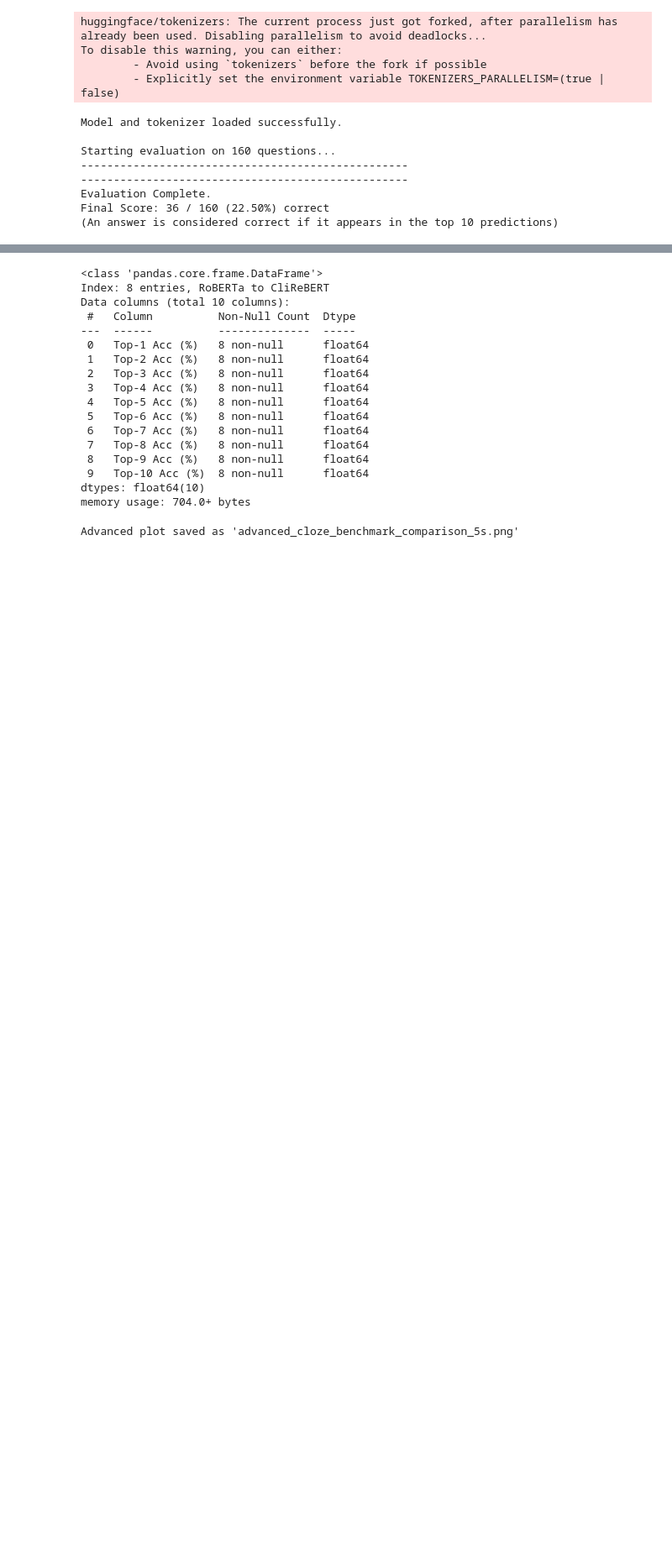
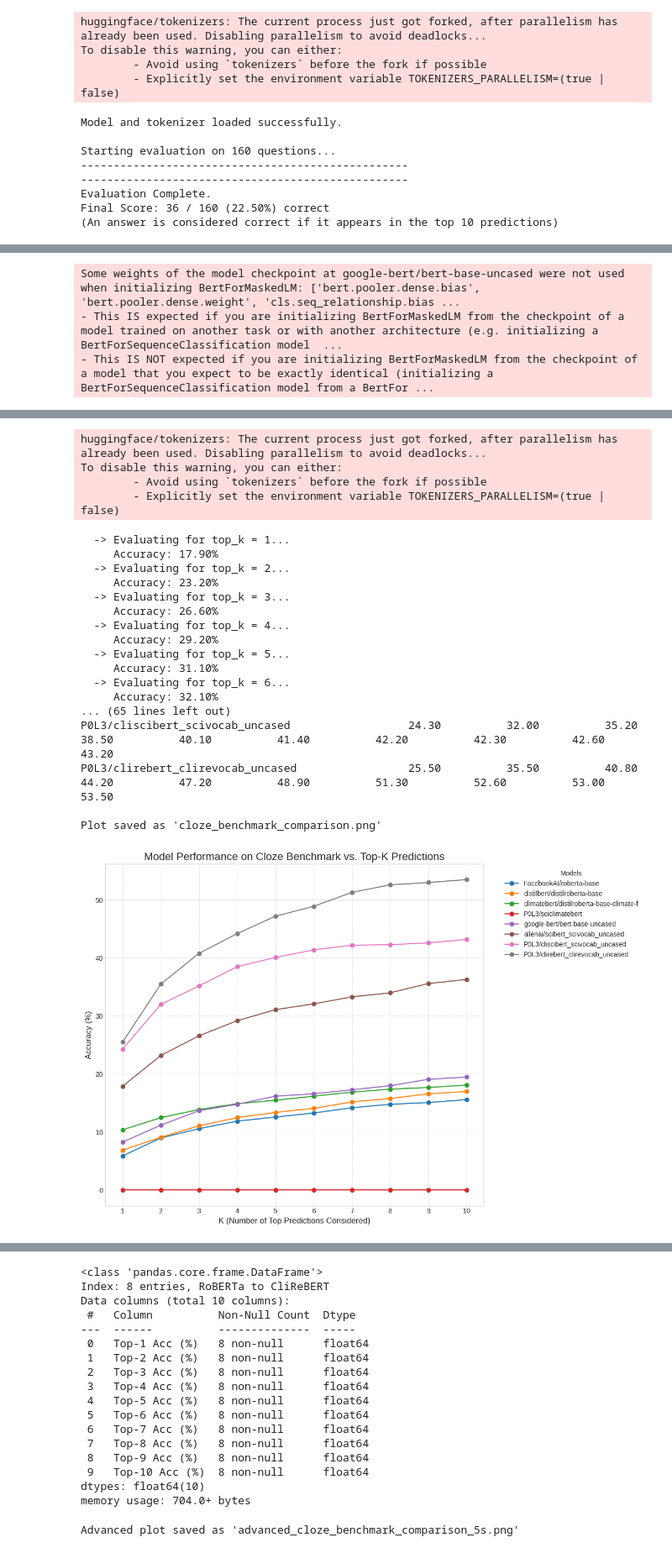
Before and after one commit to P0L3/bert_pretraining, a Jupyter notebook: PRETRAINING/tokenizer_stats.ipynb, the cells around one changed output, grey strips where cells are left out. Shown: that part at 84% size. Cells and saved outputs as stored; diff of their text form; code cells hidden in the pictures; blank space fills up the shorter version.

Commit message:
Adds ClimaQA silver cloze results; MInor adjustments of gitignore

```diff
--- a/PRETRAINING/tokenizer_stats.ipynb
+++ b/PRETRAINING/tokenizer_stats.ipynb
@@ -705,6 +705,7 @@ import pandas as pd
 import matplotlib.pyplot as plt
 from transformers import AutoTokenizer, AutoModelForMaskedLM
 import gc # Garbage Collector interface
+import re
 
 def evaluate_cloze_questions(csv_filepath, model, tokenizer, top_k=5, verbose=False):
     """
@@ -745,6 +746,11 @@ def evaluate_cloze_questions(csv_filepath, model, tokenizer, top_k=5, verbose=Fa
         # This handles cases like RoBERTa (<mask>) and BERT ([MASK]) automatically.
         text = text.replace('<MASK>', tokenizer.mask_token)
         text = text.replace('[MASK]', tokenizer.mask_token)
+
+        if len(re.findall(re.escape(tokenizer.mask_token), text)) > 1:
+            # print(f"Skipping row {index}: Found multiple MASK tokens in '{text}'")
+            continue
+
 
         inputs = tokenizer(text, return_tensors='pt')
         with torch.no_grad():
@@ -829,7 +835,7 @@ if __name__ == '__main__':
     ]
 
     # IMPORTANT: Make sure this path points to your CSV file
-    CSV_FILE = "/home/p0l3/Downloads/cloze_benchmark.csv"
+    CSV_FILE = "/home/p0l3/Downloads/cloze_benchmark_silver.csv"
     TOP_K_RANGE = range(1, 11) # This will evaluate for k=1, 2, ..., 10
 
     # Dictionary to store all results
@@ -888,3 +894,4 @@ if __name__ == '__main__':
     # --- Generate and Show Plot ---
     if not results_df.empty:
         plot_results(results_df)
+# %% [output]
@@ -890,0 +935,3 @@ if __name__ == '__main__':
+Some weights of the model checkpoint at google-bert/bert-base-uncased were not used when initializing BertForMaskedLM: ['bert.pooler.dense.bias', 'bert.pooler.dense.weight', 'cls.seq_relationship.bias ...
+- This IS expected if you are initializing BertForMaskedLM from the checkpoint of a model trained on another task or with another architecture (e.g. initializing a BertForSequenceClassification model  ...
+- This IS NOT expected if you are initializing BertForMaskedLM from the checkpoint of a model that you expect to be exactly identical (initializing a BertForSequenceClassification model from a BertFor ...
@@ -891 +955,23 @@ if __name__ == '__main__':
+huggingface/tokenizers: The current process just got forked, after parallelism has already been used. Disabling parallelism to avoid deadlocks...
+To disable this warning, you can either:
+        - Avoid using `tokenizers` before the fork if possible
+        - Explicitly set the environment variable TOKENIZERS_PARALLELISM=(true | false)
+  -> Evaluating for top_k = 1...
+     Accuracy: 17.90%
+  -> Evaluating for top_k = 2...
+     Accuracy: 23.20%
+  -> Evaluating for top_k = 3...
+     Accuracy: 26.60%
+  -> Evaluating for top_k = 4...
+     Accuracy: 29.20%
+  -> Evaluating for top_k = 5...
+     Accuracy: 31.10%
+  -> Evaluating for top_k = 6...
+     Accuracy: 32.10%
+... (65 lines left out)
+P0L3/cliscibert_scivocab_uncased                  24.30          32.00          35.20          38.50          40.10          41.40          42.20          42.30          42.60           43.20
+P0L3/clirebert_clirevocab_uncased                 25.50          35.50          40.80          44.20          47.20          48.90          51.30          52.60          53.00           53.50
+
+Plot saved as 'cloze_benchmark_comparison.png'
+[figure, added]
 # %%
```
Also changed, not shown: parts of 2 cells of this notebook, 2 other files.
